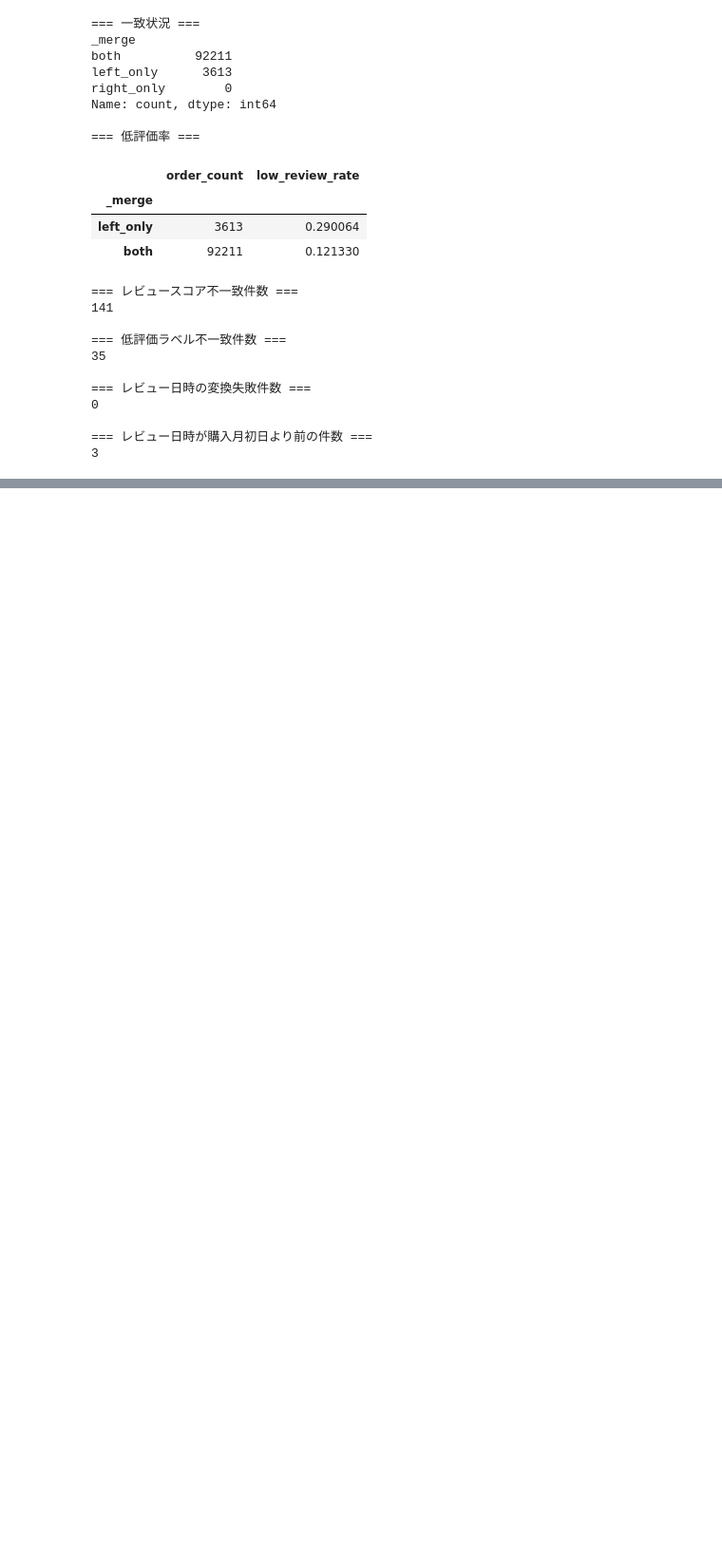
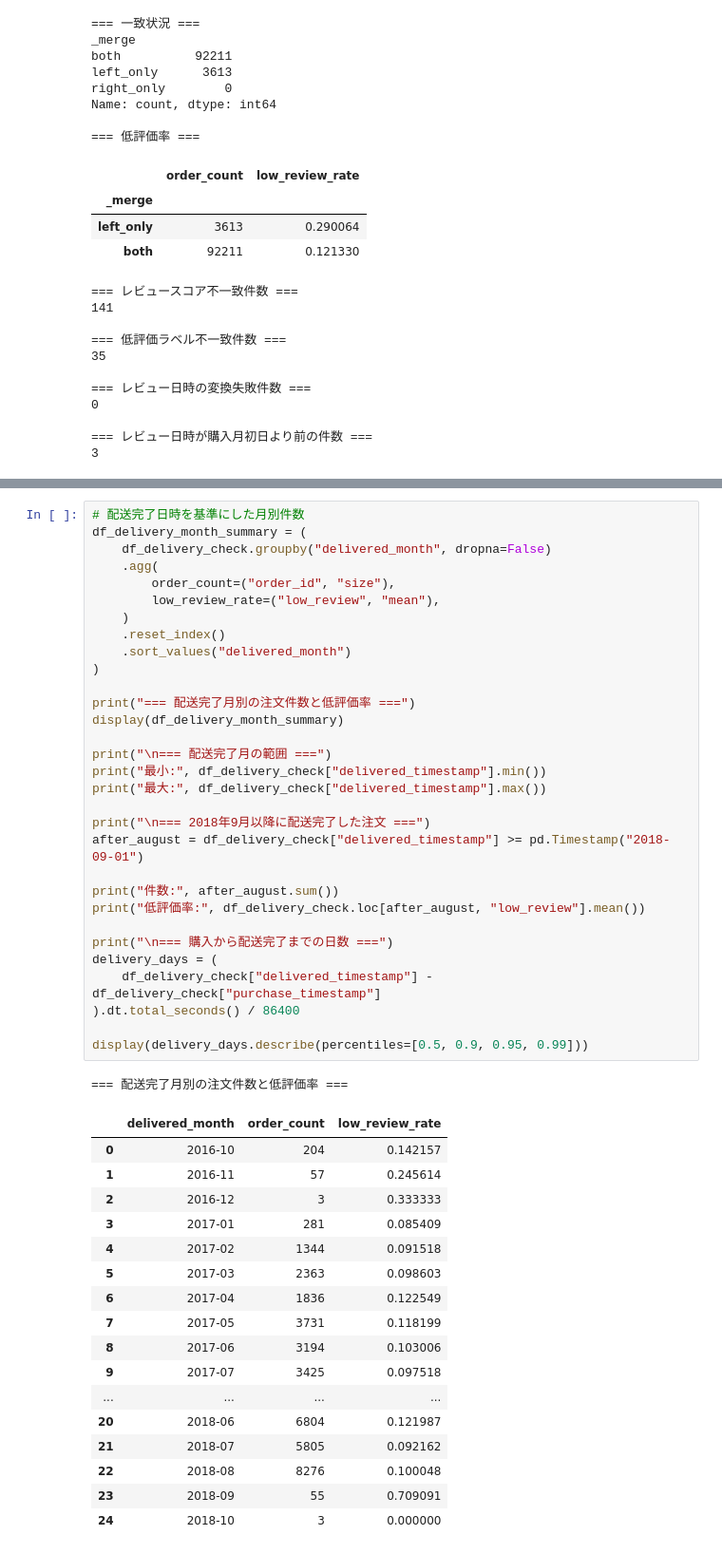
Before and after one commit to RyoShimoda/AWS_Python_data_analysis, a Jupyter notebook: notebooks/13_low_review_model_comparison.ipynb, the cells around one changed output, grey strips where cells are left out. Shown at 95% size. Saved outputs shown, nothing was run; the diff lists cells and outputs as text; blank space fills up the shorter version.

```diff
--- a/notebooks/13_low_review_model_comparison.ipynb
+++ b/notebooks/13_low_review_model_comparison.ipynb
@@ -557,0 +676,50 @@ Name: count, dtype: int64
+# %%
+# 配送完了日時を基準にした月別件数
+df_delivery_month_summary = (
+    df_delivery_check.groupby("delivered_month", dropna=False)
+    .agg(
+        order_count=("order_id", "size"),
+        low_review_rate=("low_review", "mean"),
+    )
+    .reset_index()
+    .sort_values("delivered_month")
+)
+
+print("=== 配送完了月別の注文件数と低評価率 ===")
+display(df_delivery_month_summary)
+
+print("\n=== 配送完了月の範囲 ===")
+print("最小:", df_delivery_check["delivered_timestamp"].min())
+print("最大:", df_delivery_check["delivered_timestamp"].max())
+
+print("\n=== 2018年9月以降に配送完了した注文 ===")
+after_august = df_delivery_check["delivered_timestamp"] >= pd.Timestamp("2018-09-01")
+
+print("件数:", after_august.sum())
+print("低評価率:", df_delivery_check.loc[after_august, "low_review"].mean())
+
+print("\n=== 購入から配送完了までの日数 ===")
+delivery_days = (
+    df_delivery_check["delivered_timestamp"] - df_delivery_check["purchase_timestamp"]
+).dt.total_seconds() / 86400
+
+display(delivery_days.describe(percentiles=[0.5, 0.9, 0.95, 0.99]))
+# %% [output]
+=== 配送完了月別の注文件数と低評価率 ===
+|  | delivered_month | order_count | low_review_rate |
+| 0 | 2016-10 | 204 | 0.142157 |
+| 1 | 2016-11 | 57 | 0.245614 |
+| 2 | 2016-12 | 3 | 0.333333 |
+| 3 | 2017-01 | 281 | 0.085409 |
+| 4 | 2017-02 | 1344 | 0.091518 |
+| 5 | 2017-03 | 2363 | 0.098603 |
+| 6 | 2017-04 | 1836 | 0.122549 |
+| 7 | 2017-05 | 3731 | 0.118199 |
+| 8 | 2017-06 | 3194 | 0.103006 |
+| 9 | 2017-07 | 3425 | 0.097518 |
+| ... | ... | ... | ... |
+| 20 | 2018-06 | 6804 | 0.121987 |
+| 21 | 2018-07 | 5805 | 0.092162 |
+| 22 | 2018-08 | 8276 | 0.100048 |
+| 23 | 2018-09 | 55 | 0.709091 |
+| 24 | 2018-10 | 3 | 0.000000 |
```
Also changed, not shown: parts of 7 cells of this notebook, 2 other files.
